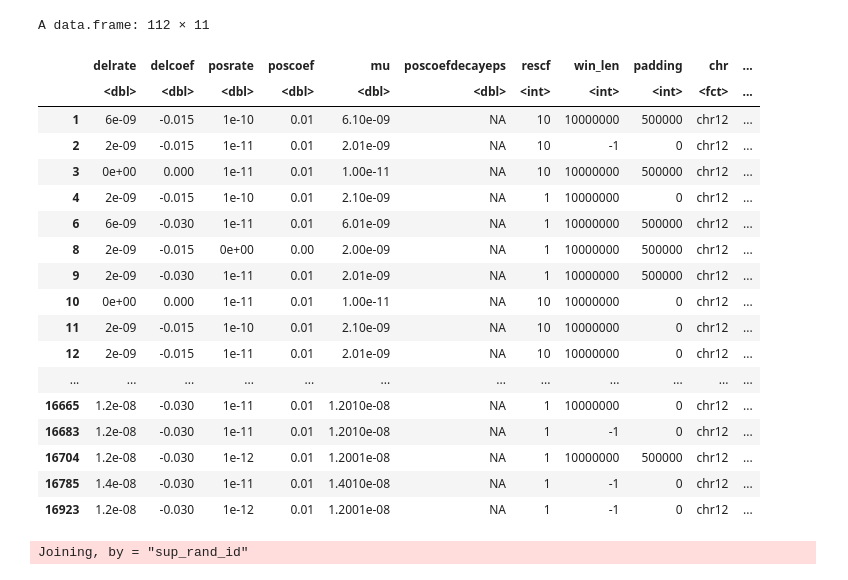
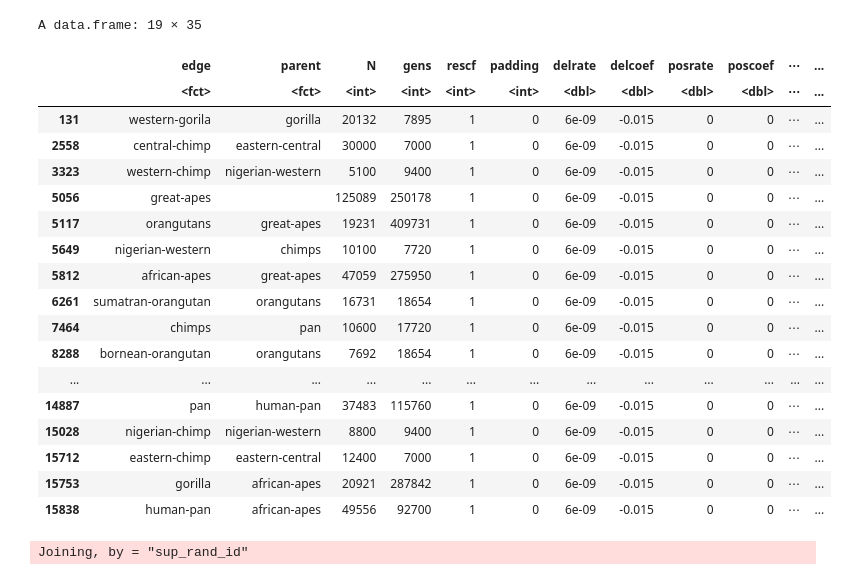
Before and after one commit to kr-colab/greatapes_sims, a Jupyter notebook: scripts/R/data-and-sims_panels.ipynb, the cells around one changed output. Saved outputs shown, nothing was run; the diff lists cells and outputs as text; code cells hidden in the pictures.

```diff
--- a/scripts/R/data-and-sims_panels.ipynb
+++ b/scripts/R/data-and-sims_panels.ipynb
@@ -53,28 +75,28 @@ simresults = as.data.frame(do.call(rbind, lapply(X = sims_folders, function(x) u
 simresults$folderpath = sims_folders
 # %%
 tmp = unique(sinfo[sinfo$sup_rand_id %in% simresults$sup_rand_id,c(diff_cols,"sup_rand_id")])
-# %%
-tmp
-# %% [output]
-A data.frame: 112 × 11
-|  | delrate | delcoef | posrate | poscoef | mu | poscoefdecayeps | rescf | win_len | padding | chr | ... |
-|  | <dbl> | <dbl> | <dbl> | <dbl> | <dbl> | <dbl> | <int> | <int> | <int> | <fct> | ... |
-| 1 | 6e-09 | -0.015 | 1e-10 | 0.01 | 6.10e-09 | NA | 10 | 10000000 | 500000 | chr12 | ... |
-| 2 | 2e-09 | -0.015 | 1e-11 | 0.01 | 2.01e-09 | NA | 10 | -1 | 0 | chr12 | ... |
-| 3 | 0e+00 | 0.000 | 1e-11 | 0.01 | 1.00e-11 | NA | 10 | 10000000 | 500000 | chr12 | ... |
-| 4 | 2e-09 | -0.015 | 1e-10 | 0.01 | 2.10e-09 | NA | 1 | 10000000 | 0 | chr12 | ... |
-| 6 | 6e-09 | -0.030 | 1e-11 | 0.01 | 6.01e-09 | NA | 1 | 10000000 | 500000 | chr12 | ... |
-| 8 | 2e-09 | -0.015 | 0e+00 | 0.00 | 2.00e-09 | NA | 1 | 10000000 | 500000 | chr12 | ... |
-| 9 | 2e-09 | -0.030 | 1e-11 | 0.01 | 2.01e-09 | NA | 1 | 10000000 | 500000 | chr12 | ... |
-| 10 | 0e+00 | 0.000 | 1e-11 | 0.01 | 1.00e-11 | NA | 10 | 10000000 | 0 | chr12 | ... |
-| 11 | 2e-09 | -0.015 | 1e-10 | 0.01 | 2.10e-09 | NA | 10 | 10000000 | 0 | chr12 | ... |
-| 12 | 2e-09 | -0.015 | 1e-11 | 0.01 | 2.01e-09 | NA | 10 | 10000000 | 0 | chr12 | ... |
-| ... | ... | ... | ... | ... | ... | ... | ... | ... | ... | ... | ... |
-| 16665 | 1.2e-08 | -0.030 | 1e-11 | 0.01 | 1.2010e-08 | NA | 1 | 10000000 | 0 | chr12 | ... |
-| 16683 | 1.2e-08 | -0.030 | 1e-11 | 0.01 | 1.2010e-08 | NA | 1 | -1 | 0 | chr12 | ... |
-| 16704 | 1.2e-08 | -0.030 | 1e-12 | 0.01 | 1.2001e-08 | NA | 1 | 10000000 | 500000 | chr12 | ... |
-| 16785 | 1.4e-08 | -0.030 | 1e-11 | 0.01 | 1.4010e-08 | NA | 1 | -1 | 0 | chr12 | ... |
-| 16923 | 1.2e-08 | -0.030 | 1e-12 | 0.01 | 1.2001e-08 | NA | 1 | -1 | 0 | chr12 | ... |
+# %%
+sinfo[sinfo$sup_rand_id=="O814WK8MN3UOF27JIR",]
+# %% [output]
+A data.frame: 19 × 35
+|  | edge | parent | N | gens | rescf | padding | delrate | delcoef | posrate | poscoef | ⋯ | ... |
+|  | <fct> | <fct> | <int> | <int> | <int> | <int> | <dbl> | <dbl> | <dbl> | <dbl> | ⋯ | ... |
+| 131 | western-gorila | gorilla | 20132 | 7895 | 1 | 0 | 6e-09 | -0.015 | 0 | 0 | ⋯ | ... |
+| 2558 | central-chimp | eastern-central | 30000 | 7000 | 1 | 0 | 6e-09 | -0.015 | 0 | 0 | ⋯ | ... |
+| 3323 | western-chimp | nigerian-western | 5100 | 9400 | 1 | 0 | 6e-09 | -0.015 | 0 | 0 | ⋯ | ... |
+| 5056 | great-apes |  | 125089 | 250178 | 1 | 0 | 6e-09 | -0.015 | 0 | 0 | ⋯ | ... |
+| 5117 | orangutans | great-apes | 19231 | 409731 | 1 | 0 | 6e-09 | -0.015 | 0 | 0 | ⋯ | ... |
+| 5649 | nigerian-western | chimps | 10100 | 7720 | 1 | 0 | 6e-09 | -0.015 | 0 | 0 | ⋯ | ... |
+| 5812 | african-apes | great-apes | 47059 | 275950 | 1 | 0 | 6e-09 | -0.015 | 0 | 0 | ⋯ | ... |
+| 6261 | sumatran-orangutan | orangutans | 16731 | 18654 | 1 | 0 | 6e-09 | -0.015 | 0 | 0 | ⋯ | ... |
+| 7464 | chimps | pan | 10600 | 17720 | 1 | 0 | 6e-09 | -0.015 | 0 | 0 | ⋯ | ... |
+| 8288 | bornean-orangutan | orangutans | 7692 | 18654 | 1 | 0 | 6e-09 | -0.015 | 0 | 0 | ⋯ | ... |
+| ... | ... | ... | ... | ... | ... | ... | ... | ... | ... | ... | ... | ... |
+| 14887 | pan | human-pan | 37483 | 115760 | 1 | 0 | 6e-09 | -0.015 | 0 | 0 | ⋯ | ... |
+| 15028 | nigerian-chimp | nigerian-western | 8800 | 9400 | 1 | 0 | 6e-09 | -0.015 | 0 | 0 | ⋯ | ... |
+| 15712 | eastern-chimp | eastern-central | 12400 | 7000 | 1 | 0 | 6e-09 | -0.015 | 0 | 0 | ⋯ | ... |
+| 15753 | gorilla | african-apes | 20921 | 287842 | 1 | 0 | 6e-09 | -0.015 | 0 | 0 | ⋯ | ... |
+| 15838 | human-pan | african-apes | 49556 | 92700 | 1 | 0 | 6e-09 | -0.015 | 0 | 0 | ⋯ | ... |
 # %%
 simresults = left_join(simresults, tmp)
 # %% [output]
```
Also changed, not shown: parts of 17 cells of this notebook, 1 other file.
